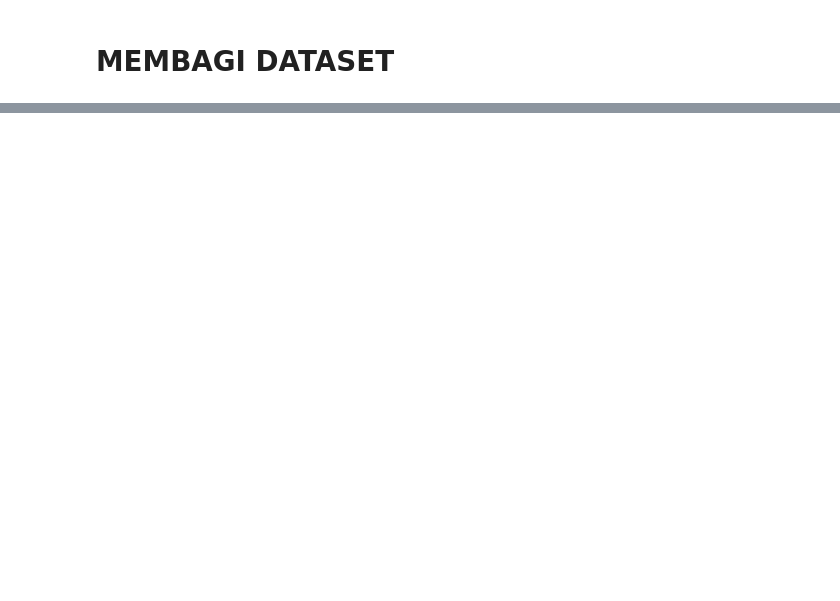
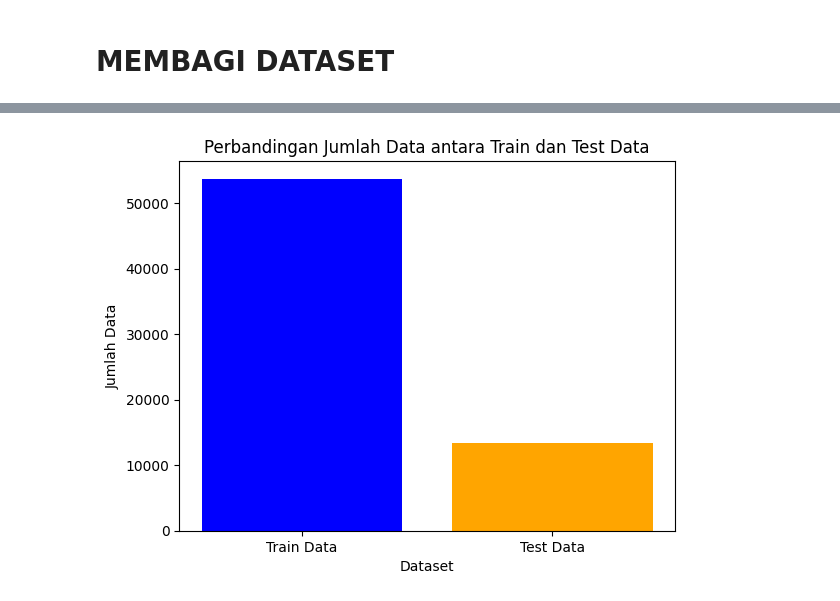
Before and after one commit to kucingku-capstone/machine-learning, a Jupyter notebook: CatDataset_preprocessing.ipynb, the cells around one changed output, grey strips where cells are left out. Drawn from its saved outputs; the diff is of its cells as text; code cells hidden in the pictures; blank space fills up the shorter version.

Commit message:
Update Dataset and Preprocessing

```diff
--- a/CatDataset_preprocessing.ipynb
+++ b/CatDataset_preprocessing.ipynb
@@ -47,0 +48,9 @@ print(f"\nShape after removing duplicates: {df_no_duplicates.shape}")
+# %%
+# Menyimpan nama kolom yang akan dihapus dalam sebuah list
+columns_to_drop = ['Unnamed: 0', 'url', 'photos', 'med_photos']
+
+# Menghapus kolom-kolom yang ada dalam list dari DataFrame
+df_cleaned = df.drop(columns=columns_to_drop, axis=1)
+
+# Menampilkan beberapa baris pertama dari DataFrame setelah penghapusan kolom
+print(df_cleaned.head())
@@ -47,0 +64,10 @@ print(f"\nShape after removing duplicates: {df_no_duplicates.shape}")
+# %%
+train_data, test_data = train_test_split(df_cleaned, test_size=0.2, random_state=42)
+
+# Menampilkan beberapa baris pertama dari data latih
+print("Data Latih:")
+print(train_data.head())
+
+# Menampilkan beberapa baris pertama dari data uji
+print("\nData Uji:")
+print(test_data.head())
@@ -48,9 +92,2 @@ print(f"\nShape after removing duplicates: {df_no_duplicates.shape}")
 # %% [markdown]
 # MEMBAGI DATASET
-# %%
-# Memisahkan dataset menjadi data latih dan data uji menggunakan train_test_split
-# Gantilah 'test_size' sesuai dengan kebutuhan Anda, nilai umumnya berkisar antara 0.2 - 0.3
-train_data, test_data = train_test_split(df, test_size=0.2, random_state=42)
-
-# Menampilkan beberapa baris pertama dari data latih untuk memahami struktur datanya
-train_data.head()
@@ -69 +99,14 @@ train_data.to_csv('/content/drive/MyDrive/Capstone/Dataset/train_data.csv', inde
 test_data.to_csv('/content/drive/MyDrive/Capstone/Dataset/test_data.csv', index=False)
+# %%
+# Menyiapkan data untuk visualisasi
+datasets = ['Train Data', 'Test Data']
+jumlah_data = [train_data.shape[0], test_data.shape[0]]
+
+# Membuat plot batang
+plt.bar(datasets, jumlah_data, color=['blue', 'orange'])
+plt.title('Perbandingan Jumlah Data antara Train dan Test Data')
+plt.xlabel('Dataset')
+plt.ylabel('Jumlah Data')
+plt.show()
+# %% [output]
+[figure, added]
```
Also changed, not shown: parts of 7 cells of this notebook, 3 other files.
